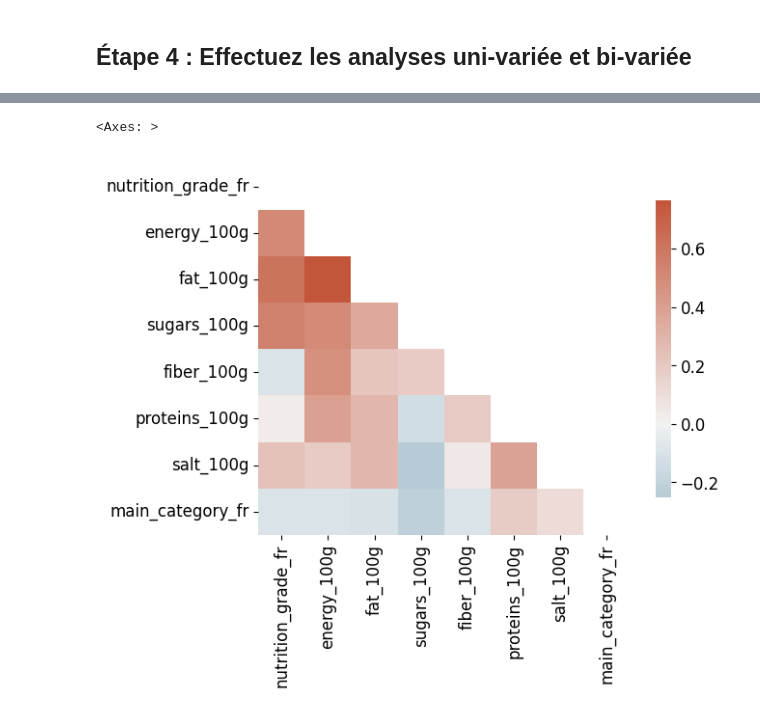
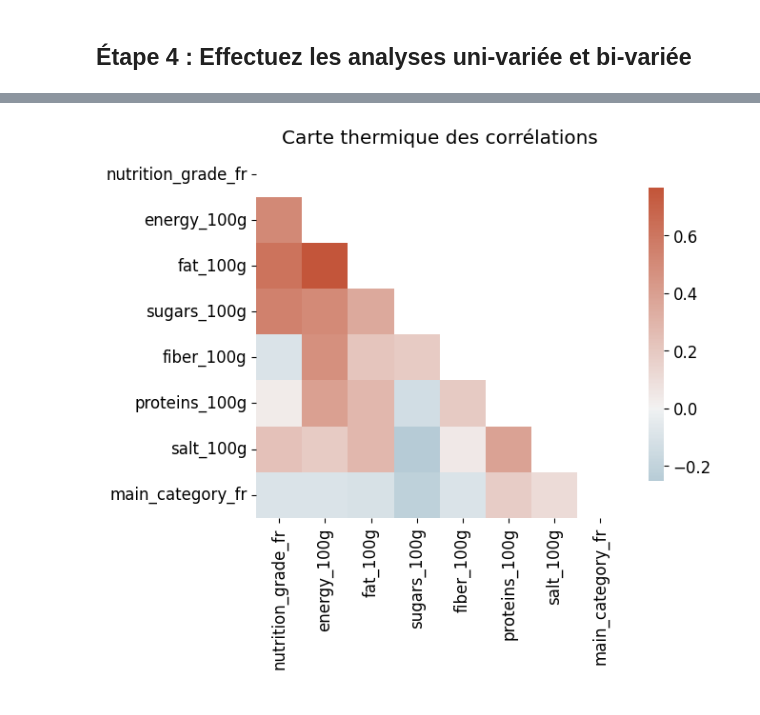
Before and after one commit to tdechanet/IAEngP3, a Jupyter notebook: analyze.ipynb, the cells around one changed output, grey strips where cells are left out. Saved outputs shown, nothing was run; the diff lists cells and outputs as text; code cells hidden in the pictures.

```diff
--- a/analyze.ipynb
+++ b/analyze.ipynb
@@ -240,13 +260,11 @@ correlation_table.loc[:, "nutrition_grade_fr"] = nutrition_grade_encoder.fit_tra
 # %%
 corr_matrix = correlation_table.drop(columns=["url"]).corr()
 
+f, ax = plt.subplots(figsize=(7, 5))
 mask = np.triu(np.ones_like(corr_matrix, dtype=bool))
-
-f, ax = plt.subplots(figsize=(7, 5))
-
 cmap = sns.diverging_palette(230, 20, as_cmap=True)
-
 sns.heatmap(corr_matrix, mask=mask, cmap=cmap, center=0, square=True, cbar_kws={"shrink": .8})
+ax.set_title("Carte thermique des corrélations")
+plt.show()
 # %% [output]
-<Axes: >
-[figure, old version]
+[figure, new version]
```
Also changed, not shown: parts of 11 cells of this notebook.
